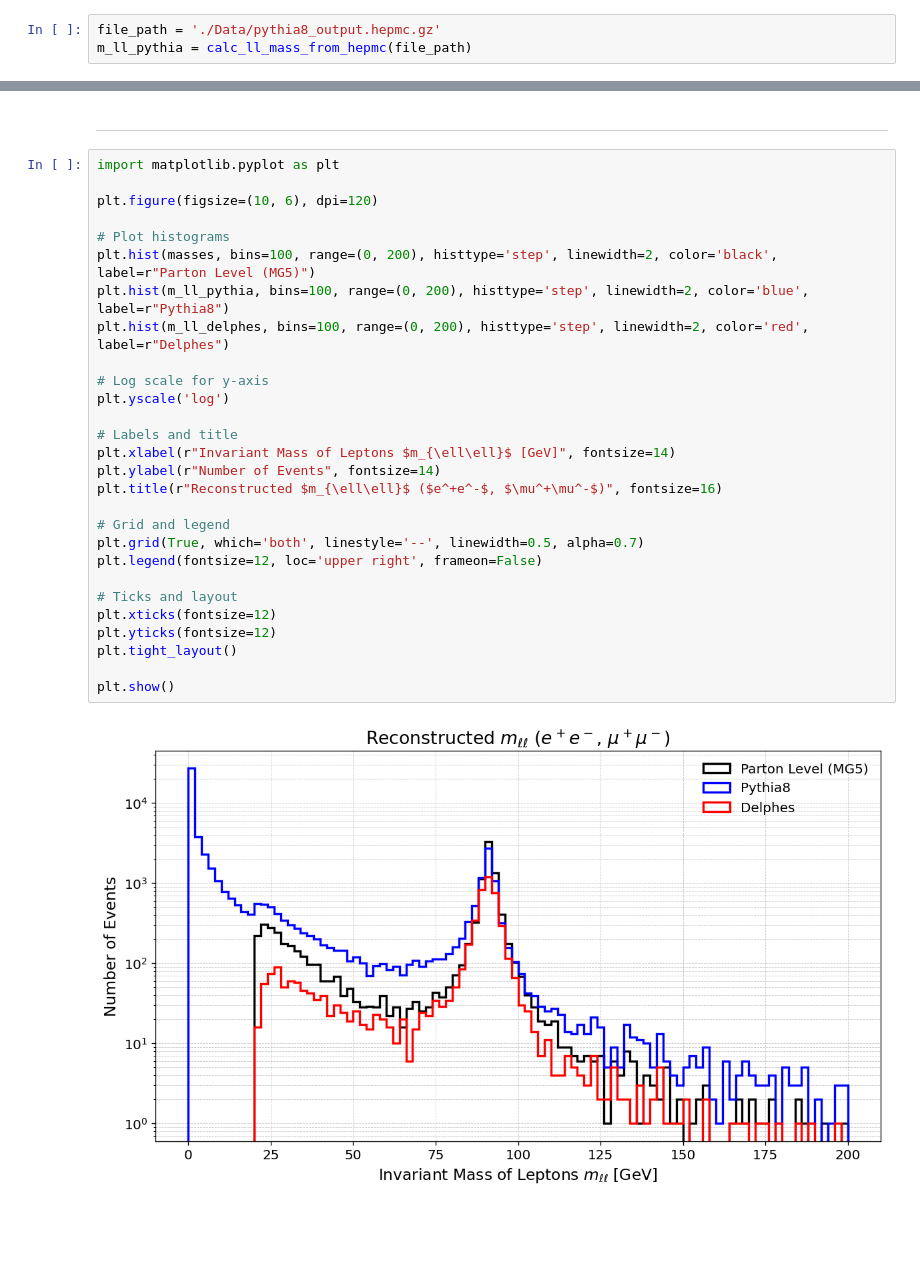
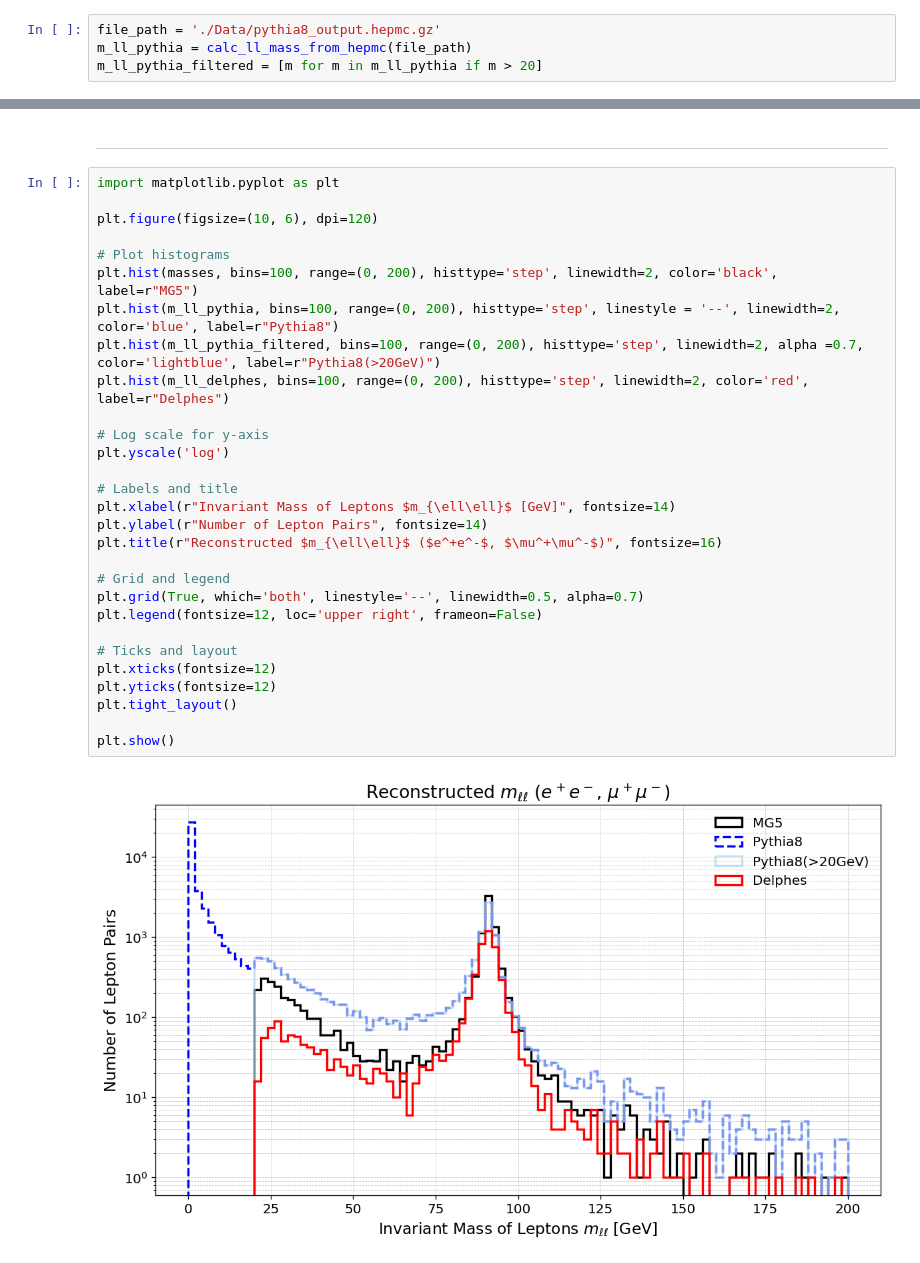
Before and after one commit to HeechanYi/MadGraph, a Jupyter notebook: Drell_Yan_Process/Drell_Yan_Analysis.ipynb, the cells around one changed output, grey strips where cells are left out. Drawn from its saved outputs; the diff is of its cells as text; blank space fills up the shorter version.

Commit message:
Update Drell_Yan_Analysis.ipynb
Modify the explanation of the y-axis.
Update analysis of the number of lepton pair difference.

```diff
--- a/Drell_Yan_Process/Drell_Yan_Analysis.ipynb
+++ b/Drell_Yan_Process/Drell_Yan_Analysis.ipynb
@@ -273,5 +273,6 @@ plt.yscale('log')
 # %%
 file_path = './Data/pythia8_output.hepmc.gz'
 m_ll_pythia = calc_ll_mass_from_hepmc(file_path)
+m_ll_pythia_filtered = [m for m in m_ll_pythia if m > 20]
 # %%
 plt.hist(m_ll_pythia, bins=100, range=(0, 200), histtype='step', color='blue')
@@ -303,31 +305,32 @@ plt.show()
 # %%
 import matplotlib.pyplot as plt
 
 plt.figure(figsize=(10, 6), dpi=120)
 
 # Plot histograms
-plt.hist(masses, bins=100, range=(0, 200), histtype='step', linewidth=2, color='black', label=r"Parton Level (MG5)")
-plt.hist(m_ll_pythia, bins=100, range=(0, 200), histtype='step', linewidth=2, color='blue', label=r"Pythia8")
+plt.hist(masses, bins=100, range=(0, 200), histtype='step', linewidth=2, color='black', label=r"MG5")
+plt.hist(m_ll_pythia, bins=100, range=(0, 200), histtype='step', linestyle = '--', linewidth=2, color='blue', label=r"Pythia8")
+plt.hist(m_ll_pythia_filtered, bins=100, range=(0, 200), histtype='step', linewidth=2, alpha =0.7, color='lightblue', label=r"Pythia8(>20GeV)")
 plt.hist(m_ll_delphes, bins=100, range=(0, 200), histtype='step', linewidth=2, color='red', label=r"Delphes")
 
 # Log scale for y-axis
 plt.yscale('log')
 
 # Labels and title
 plt.xlabel(r"Invariant Mass of Leptons $m_{\ell\ell}$ [GeV]", fontsize=14)
-plt.ylabel(r"Number of Events", fontsize=14)
+plt.ylabel(r"Number of Lepton Pairs", fontsize=14)
 plt.title(r"Reconstructed $m_{\ell\ell}$ ($e^+e^-$, $\mu^+\mu^-$)", fontsize=16)
 
 # Grid and legend
 plt.grid(True, which='both', linestyle='--', linewidth=0.5, alpha=0.7)
 plt.legend(fontsize=12, loc='upper right', frameon=False)
 
 # Ticks and layout
 plt.xticks(fontsize=12)
 plt.yticks(fontsize=12)
 plt.tight_layout()
 
 plt.show()
 # %% [output]
-[figure, old version]
+[figure, new version]
 # %% [markdown]
```
Also changed, not shown: parts of 4 cells of this notebook.
